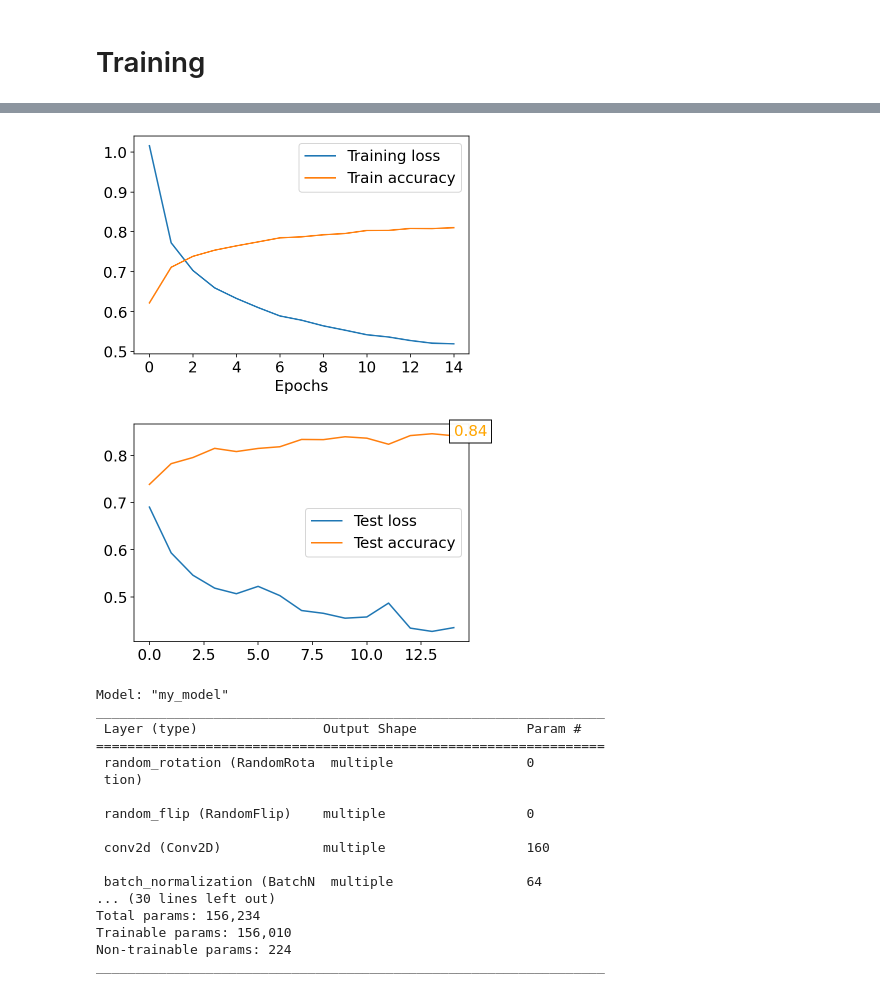
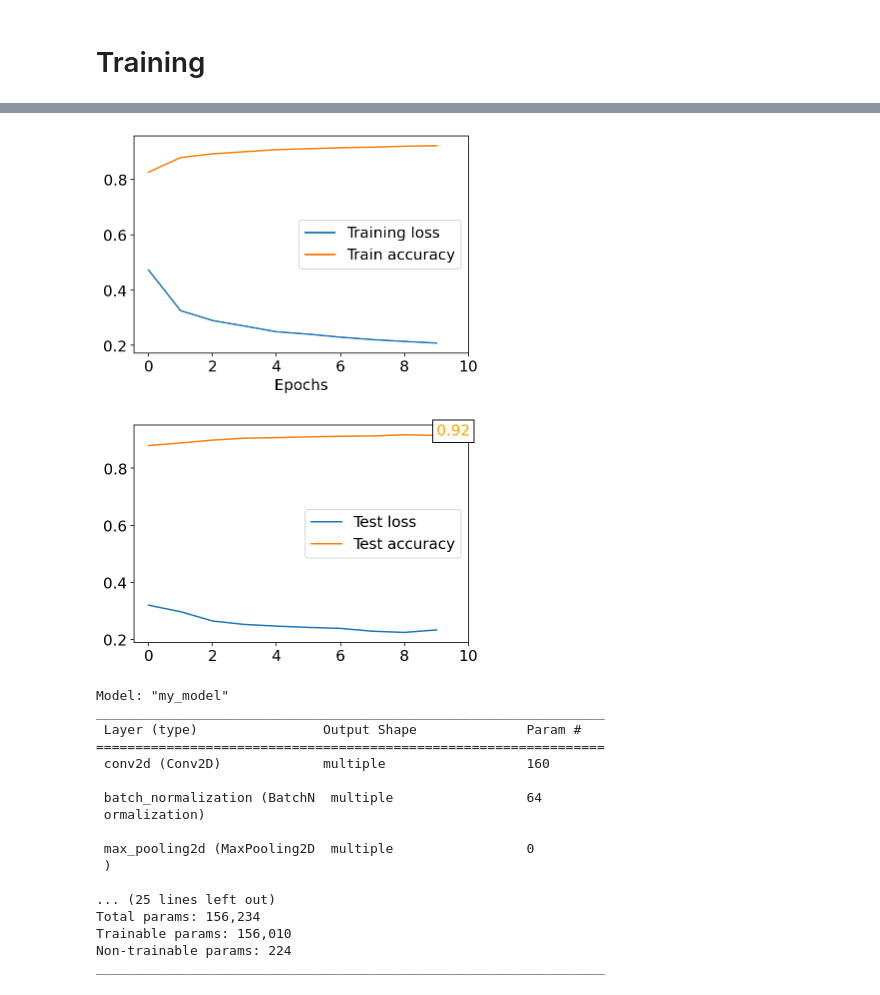
Before and after one commit to nataliasc/iannwtf, a Jupyter notebook: hw-week05/hw_week05_group27.ipynb, the cells around one changed output, grey strips where cells are left out. Saved outputs shown, nothing was run; the diff lists cells and outputs as text; code cells hidden in the pictures.

```diff
--- a/hw-week05/hw_week05_group27.ipynb
+++ b/hw-week05/hw_week05_group27.ipynb
@@ -96,8 +96,6 @@ class MyModel(tf.keras.Model):
         super(MyModel, self).__init__()
 
         # feature "learning"
-        self.augmentation = tf.keras.layers.RandomRotation(0.2)
-        self.augmentation_2 = tf.keras.layers.RandomFlip("horizontal_and_vertical")
         self.conv1 = tf.keras.layers.Conv2D(filters = 16,
                                             kernel_size = 3,
                                             padding="same",
@@ -136,10 +134,8 @@ class MyModel(tf.keras.Model):
         self.output_layer = tf.keras.layers.Dense(10,
                                                   kernel_regularizer = tf.keras.regularizers.L2(0.01),
                                                   activation='softmax')
-
+    @tf.function
     def call(self, x, training = True):
-        x = self.augmentation(x, training)
-        x = self.augmentation_2(x, training)
         x = self.conv1(x)
         x = self.batch_norm(x, training)
         x = self.activation(x)
@@ -191,7 +187,7 @@ def test_step(inputs, targets, loss_fn, loss_metric, accuracy_metric):
 tf.keras.backend.clear_session()
 
 # Hyperparameters
-epochs = 15
+epochs = 10
 learning_rate = 0.001
 
 # Initialize the model
@@ -235,22 +249,23 @@ for epoch in range(epochs):
 # %%
 plt.plot(hist['loss'], label='Training loss')
 plt.plot(hist['categorical_accuracy'], label='Train accuracy')
 plt.xlabel('Epochs')
 plt.xticks(np.arange(epochs + 1, step=2))
 plt.legend()
 plt.figure()
 plt.plot(hist['val_loss'], label='Test loss')
 plt.plot(hist['val_categorical_accuracy'], label='Test accuracy')
 plt.text(len(hist['val_categorical_accuracy'])-1,
          hist['val_categorical_accuracy'][-1],
          round(hist['val_categorical_accuracy'][-1].numpy(), 2),
          color = 'orange',
          bbox = dict(facecolor = 'white', alpha = 0.95))
+plt.xticks(np.arange(epochs + 1, step=2))
 plt.legend()
 plt.show()
 # %% [output]
-[figure, old version]
+[figure, new version]
-[figure, old version]
+[figure, new version]
 # %%
 model.summary()
 # %% [output]
@@ -258,15 +273,15 @@ Model: "my_model"
 _________________________________________________________________
  Layer (type)                Output Shape              Param #
 =================================================================
- random_rotation (RandomRota  multiple                 0
- tion)
-
- random_flip (RandomFlip)    multiple                  0
-
  conv2d (Conv2D)             multiple                  160
 
  batch_normalization (BatchN  multiple                 64
-... (30 lines left out)
+ ormalization)
+
+ max_pooling2d (MaxPooling2D  multiple                 0
+ )
+
+... (25 lines left out)
 Total params: 156,234
 Trainable params: 156,010
 Non-trainable params: 224
```
Also changed, not shown: parts of 1 cell of this notebook.
